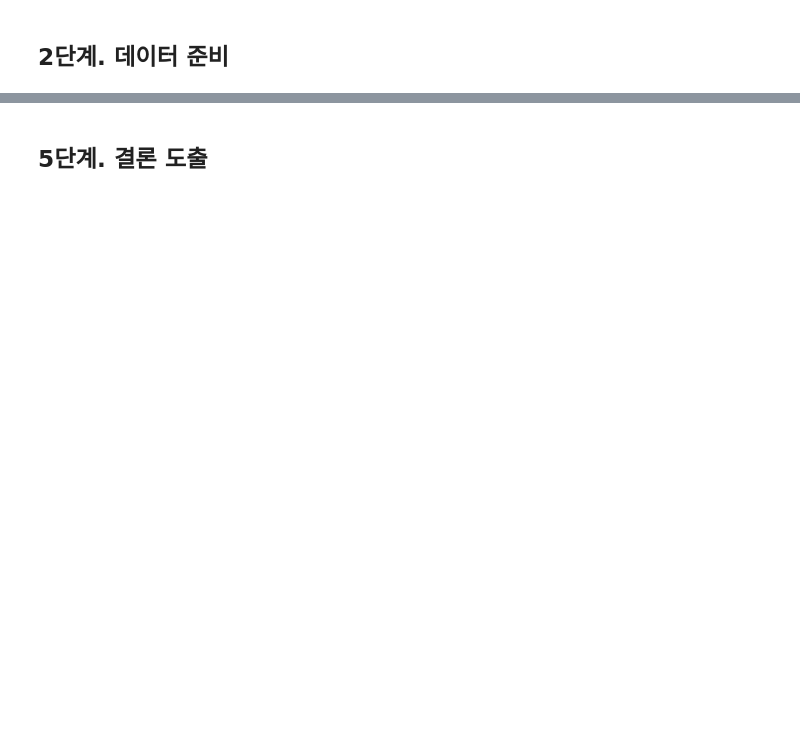
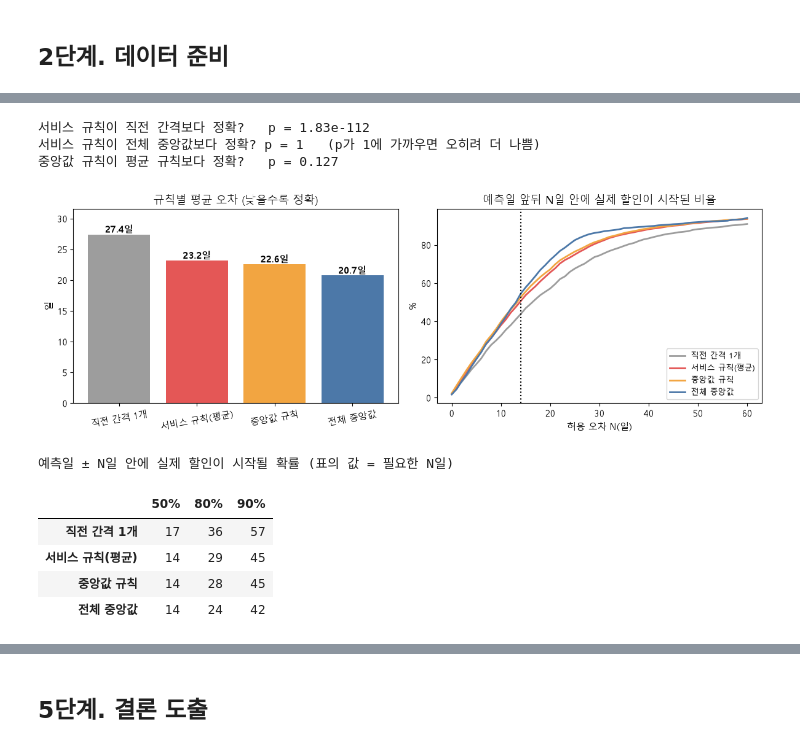
Before and after one commit to jyk222000/game-nuri, a Jupyter notebook: analysis/notebooks/01_할인패턴_예측.ipynb, the cells around one changed output, grey strips where cells are left out. Drawn from its saved outputs; the diff is of its cells as text; code cells hidden in the pictures; blank space fills up the shorter version.

```diff
--- a/analysis/notebooks/01_할인패턴_예측.ipynb
+++ b/analysis/notebooks/01_할인패턴_예측.ipynb
@@ -374,0 +226,38 @@ except ImportError:
+# %%
+# 검정: 오차가 더 작은가? (단측 Wilcoxon)
+p_h3a = stats.wilcoxon(bt["서비스 규칙(평균)"], bt["직전 간격 1개"], alternative="less").pvalue
+p_h3b = stats.wilcoxon(bt["서비스 규칙(평균)"], bt["전체 중앙값"], alternative="less").pvalue
+p_h3c = stats.wilcoxon(bt["중앙값 규칙"], bt["서비스 규칙(평균)"], alternative="less").pvalue
+print(f"서비스 규칙이 직전 간격보다 정확?   p = {p_h3a:.3g}")
+print(f"서비스 규칙이 전체 중앙값보다 정확? p = {p_h3b:.3g}   (p가 1에 가까우면 오히려 더 나쁨)")
+print(f"중앙값 규칙이 평균 규칙보다 정확?   p = {p_h3c:.3g}")
+
+colors = ["#9d9d9d", "#e45756", "#f2a541", "#4c78a8"]
+fig, ax = plt.subplots(1, 2, figsize=(12, 4.2))
+mae = bt.mean()
+ax[0].bar(rules, mae, color=colors)
+for i, v in enumerate(mae):
+    ax[0].text(i, v + .3, f"{v:.1f}일", ha="center", fontweight="bold")
+ax[0].set(title="규칙별 평균 오차 (낮을수록 정확)", ylabel="일", ylim=(0, mae.max() * 1.15)); ax[0].tick_params(axis="x", labelrotation=10)
+tol = np.arange(0, 61)
+for r, c in zip(rules, colors):
+    ax[1].plot(tol, [(bt[r] <= t).mean() * 100 for t in tol], label=r, color=c, lw=2)
+ax[1].axvline(14, color="black", ls=":")
+ax[1].set(title="예측일 앞뒤 N일 안에 실제 할인이 시작된 비율", xlabel="허용 오차 N(일)", ylabel="%"); ax[1].legend(fontsize=9)
+plt.tight_layout(); plt.show()
+
+q = bt.quantile([.5, .8, .9]).T.round(0).astype(int)
+q.columns = ["50%", "80%", "90%"]
+print("예측일 ± N일 안에 실제 할인이 시작될 확률 (표의 값 = 필요한 N일)")
+q
+# %% [output]
+서비스 규칙이 직전 간격보다 정확?   p = 1.83e-112
+서비스 규칙이 전체 중앙값보다 정확? p = 1   (p가 1에 가까우면 오히려 더 나쁨)
+중앙값 규칙이 평균 규칙보다 정확?   p = 0.127
+[figure, added]
+예측일 ± N일 안에 실제 할인이 시작될 확률 (표의 값 = 필요한 N일)
+|  | 50% | 80% | 90% |
+| 직전 간격 1개 | 17 | 36 | 57 |
+| 서비스 규칙(평균) | 14 | 29 | 45 |
+| 중앙값 규칙 | 14 | 28 | 45 |
+| 전체 중앙값 | 14 | 24 | 42 |
```
Also changed, not shown: parts of 48 cells of this notebook, 2 other files.
